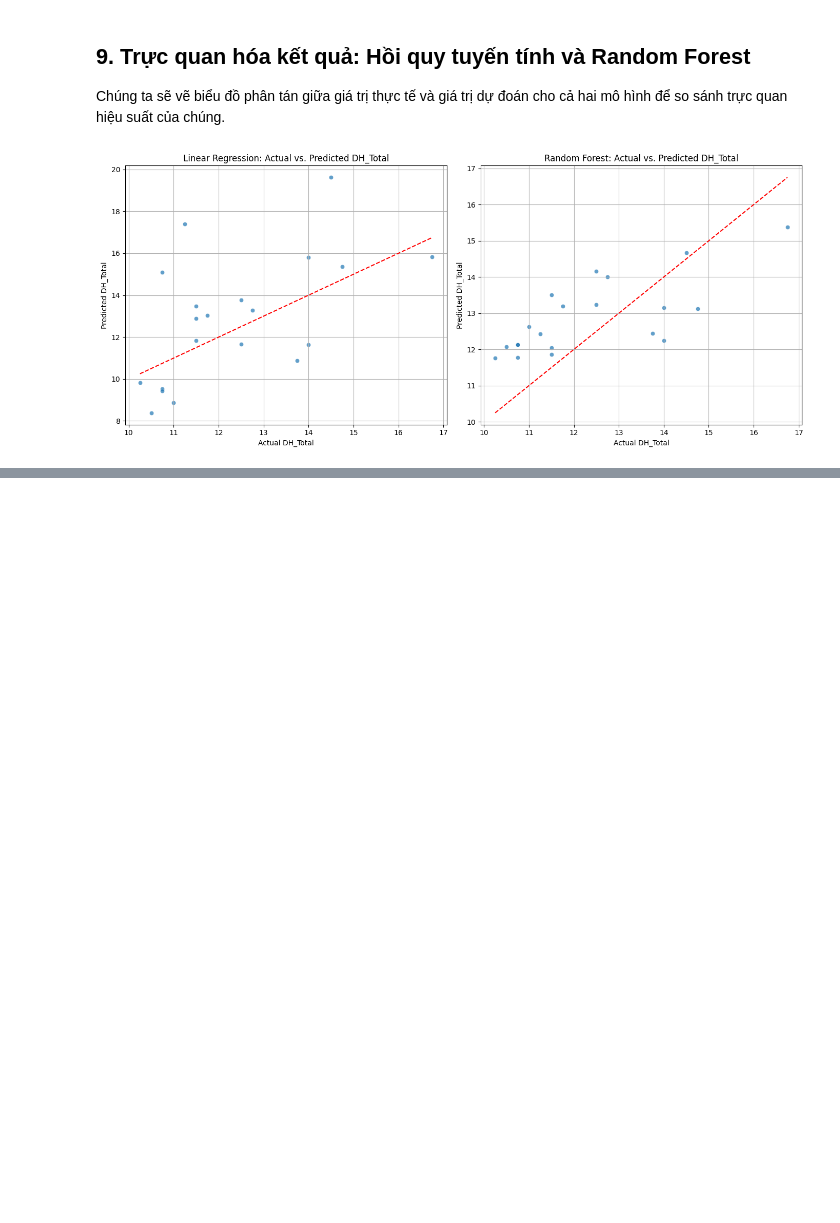
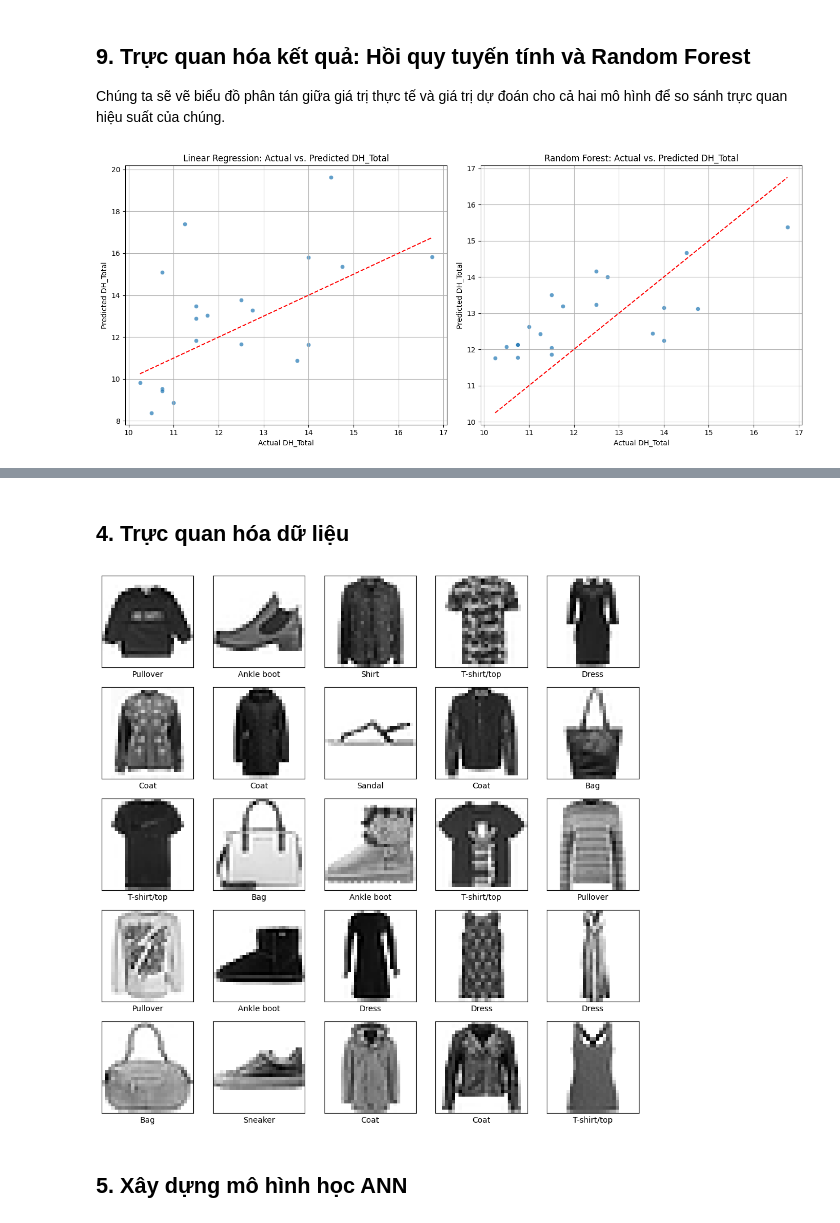
Before and after one commit to HoangThai2k5/THDeepLearning, a Jupyter notebook: Tuan2.ipynb, the cells around one changed output, grey strips where cells are left out. Drawn from its saved outputs; the diff is of its cells as text; code cells hidden in the pictures; blank space fills up the shorter version.

```diff
--- a/Tuan2.ipynb
+++ b/Tuan2.ipynb
@@ -361,0 +364,7 @@ plt.show()
+# %%
+import kagglehub
+
+# Download latest version
+path = kagglehub.dataset_download("zalando-research/fashionmnist")
+
+print("Path to dataset files:", path)
@@ -361,0 +430,13 @@ plt.show()
+# %%
+# Tách features (X) và labels (y) cho tập huấn luyện
+X_train_full = df_fashion_train.drop('label', axis=1)
+y_train_full = df_fashion_train['label']
+
+# Tách features (X) và labels (y) cho tập kiểm tra
+X_test_full = df_fashion_test.drop('label', axis=1)
+y_test_full = df_fashion_test['label']
+
+print("Kiểm tra dữ liệu thiếu trong tập huấn luyện:")
+display(X_train_full.isnull().sum().sum())
+print("Kiểm tra dữ liệu thiếu trong tập kiểm tra:")
+display(X_test_full.isnull().sum().sum())
@@ -361,0 +503,23 @@ plt.show()
+# %% [markdown]
+## 4. Trực quan hóa dữ liệu
+# %%
+class_names = ['T-shirt/top', 'Trouser', 'Pullover', 'Dress', 'Coat',
+               'Sandal', 'Shirt', 'Sneaker', 'Bag', 'Ankle boot']
+
+plt.figure(figsize=(10,10))
+for i in range(25):
+    plt.subplot(5,5,i+1)
+    plt.xticks([])
+    plt.yticks([])
+    plt.grid(False)
+    # Reshape the 1D array (784 pixels) back to 2D (28x28) for plotting
+    plt.imshow(X_train_full.iloc[i].values.reshape(28,28), cmap=plt.cm.binary)
+    # Get the original label to find the class name
+    label_index = y_train_full.iloc[i]
+    plt.xlabel(class_names[label_index])
+plt.tight_layout()
+plt.show()
+# %% [output]
+[figure, added]
+# %% [markdown]
+## 5. Xây dựng mô hình học ANN
```
Also changed, not shown: parts of 17 cells of this notebook.
